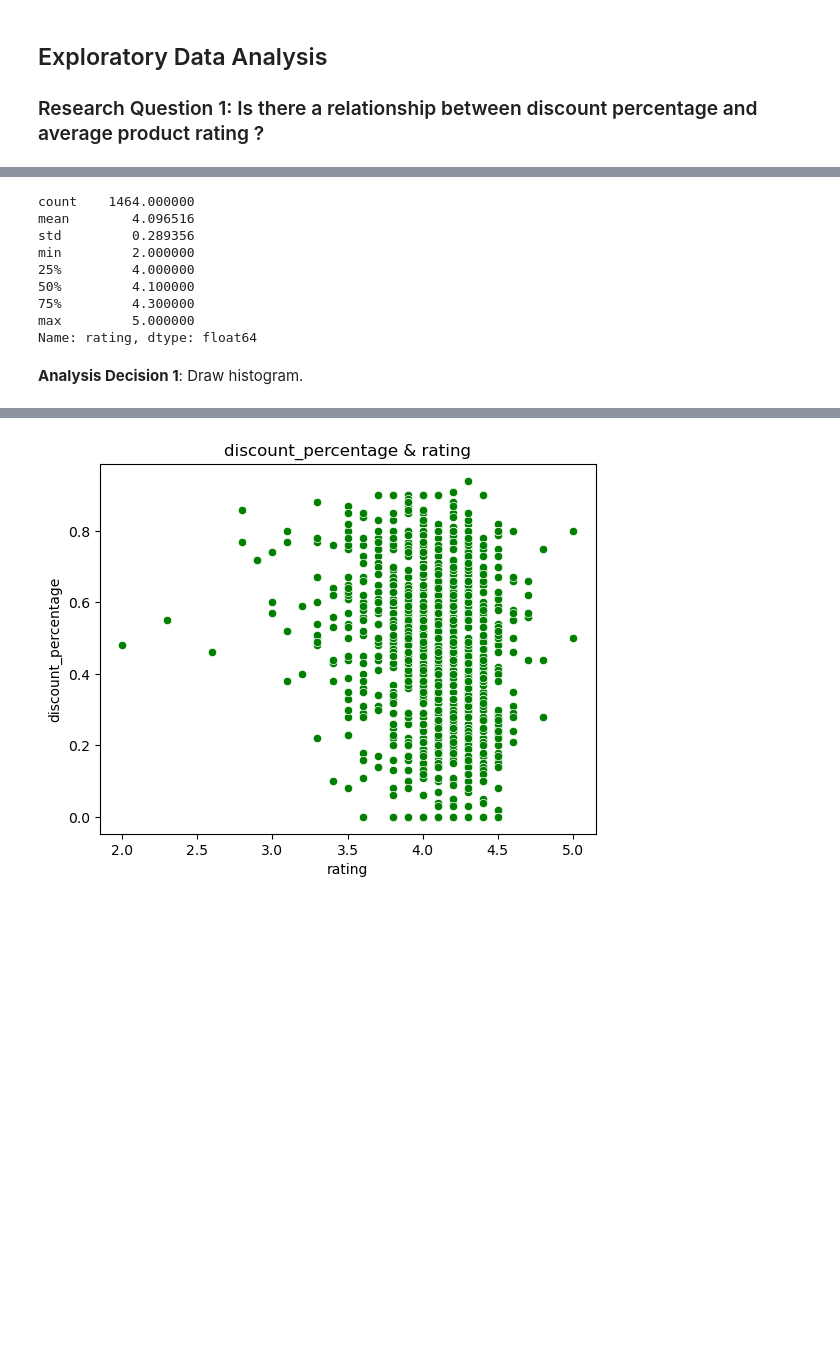
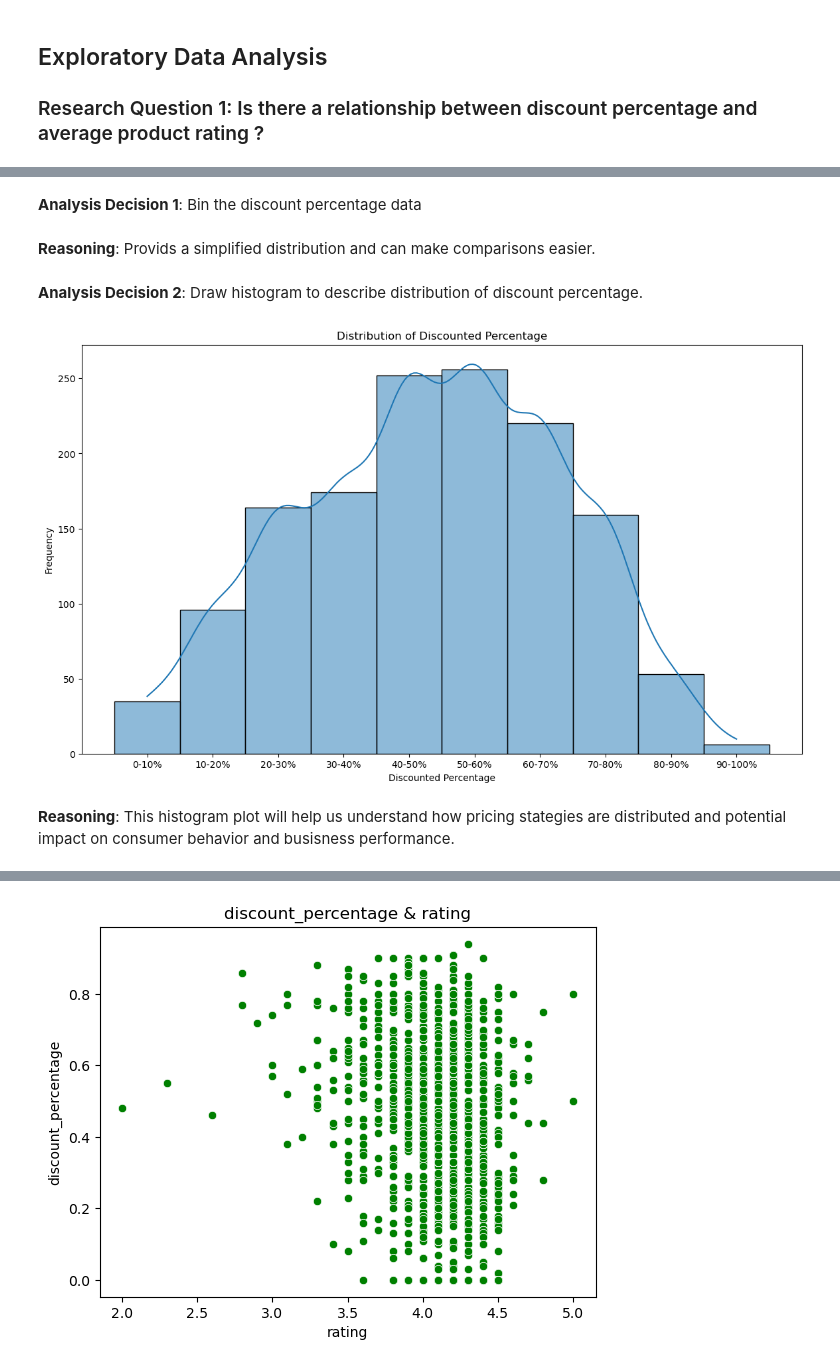
Before and after one commit to haule687/Data-Analyst-Capstone-Amazon-Products, a Jupyter notebook: Investigate_a_Dataset.ipynb, the cells around one changed output, grey strips where cells are left out. Drawn from its saved outputs; the diff is of its cells as text; code cells hidden in the pictures; blank space fills up the shorter version.

```diff
--- a/Investigate_a_Dataset.ipynb
+++ b/Investigate_a_Dataset.ipynb
@@ -605,12 +599,2 @@ Name: discount_percentage, dtype: float64
-# %%
-split_category_df['rating'].describe()
-# %% [output]
-count    1464.000000
-mean        4.096516
-std         0.289356
-min         2.000000
-25%         4.000000
-50%         4.100000
-75%         4.300000
-max         5.000000
-Name: rating, dtype: float64
+# %% [markdown]
+**Analysis Decision 1**: Bin the discount percentage data
@@ -617,2 +605,15 @@ Name: rating, dtype: float64
+# %% [markdown]
+**Reasoning**: Provids a simplified distribution and can make comparisons easier.
 # %% [markdown]
-**Analysis Decision 1**: Draw histogram.
+**Analysis Decision 2**: Draw histogram to describe distribution of discount percentage.
+# %%
+plt.figure(figsize=(14, 8))
+sns.histplot(split_category_df['discount_bin'], kde=True)
+plt.title('Distribution of Discounted Percentage')
+plt.xlabel('Discounted Percentage')
+plt.ylabel('Frequency')
+plt.show()
+# %% [output]
+[figure, added]
+# %% [markdown]
+**Reasoning**: This histogram plot will help us understand how pricing stategies are distributed and potential impact on consumer behavior and busisness performance.
```
Also changed, not shown: parts of 83 cells of this notebook.
